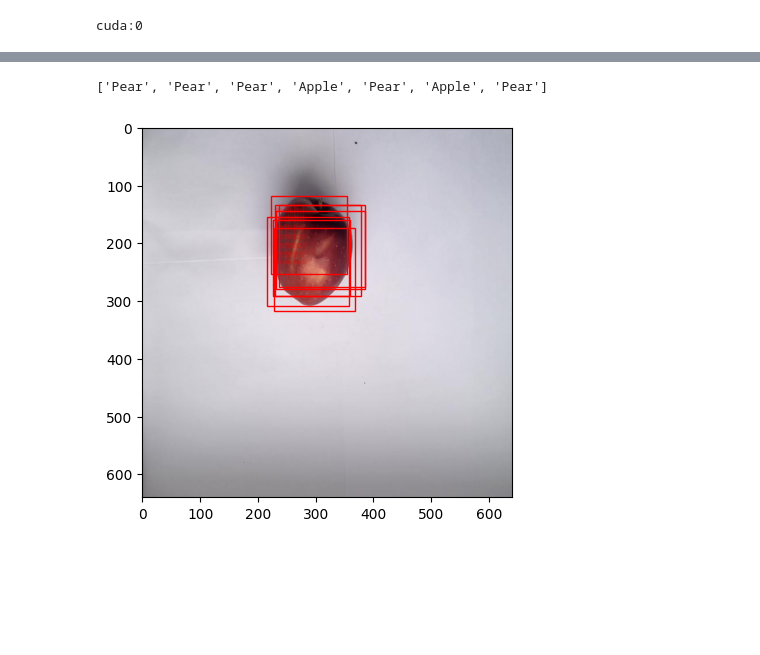
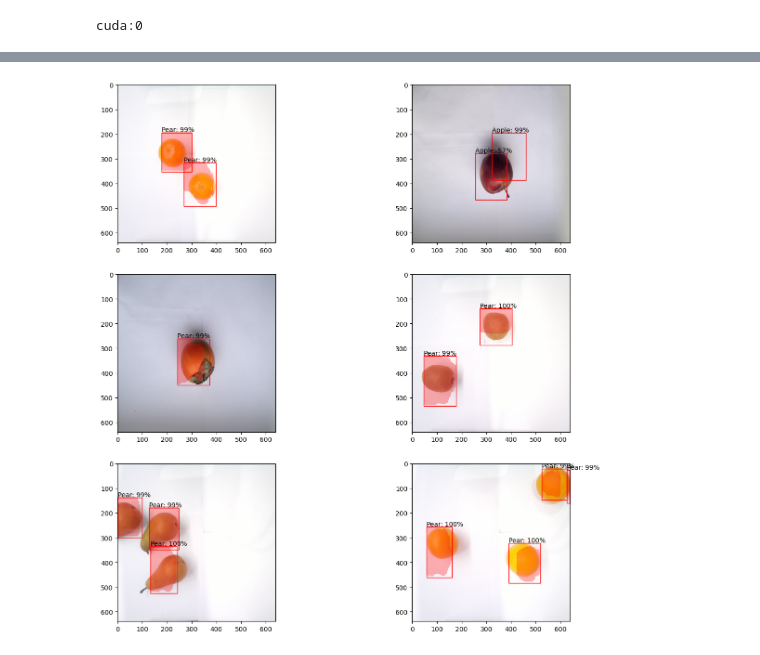
Before and after one commit to frznfrgg/fruit_detection, a Jupyter notebook: model.ipynb, the cells around one changed output, grey strips where cells are left out. Saved outputs shown, nothing was run; the diff lists cells and outputs as text; code cells hidden in the pictures; blank space fills up the shorter version.

```diff
--- a/model.ipynb
+++ b/model.ipynb
@@ -740,17 +517,17 @@ print(device)
 spine = Spine(vgg16_bn(weights = VGG16_BN_Weights.IMAGENET1K_V1)).to(device)
 
 
-class_weights = torch.tensor([0.05, 1.0, 1.0, 1.0, 1.0, 1.0, 1.0]).to(device)
+class_weights = torch.tensor([0.05, 1.5, 1.0, 1.0, 1.0, 1.0, 1.0]).to(device)
 classifier_criterion = torch.nn.BCELoss(weight = class_weights)
 
 classifier = ClsTrainer(lr = 0.0005, criterion = classifier_criterion).to(device)
 
 
 regressor_criterion = nn.SmoothL1Loss()
-regressor = RgsTrainer(lr = 0.005, criterion = regressor_criterion).to(device)
+regressor = RgsTrainer(lr = 0.008, criterion = regressor_criterion).to(device)
 
 
-segmentator = SgmTrainer(lr = 0.001, criterion = torch.nn.BCELoss()).to(device)
+segmentator = SgmTrainer(lr = 0.01, criterion = segmentation_loss).to(device)
 # %% [output]
 cuda:0
 # %%
@@ -764,7 +541,12 @@ args = {
 
 RCNN = Segment(**args)
 # %%
-RCNN.train(train_dataset, val_dataset, epoches=6)
+# augmentor = aug_transform()
+# train_dataset = AugmentedDataset(train_dataset, augmentor)
+
+# aug_img, (aug_labels, aug_bboxes, aug_masks) = train_dataset[0]
+
+RCNN.train(train_dataset, val_dataset, epoches=50)
 # %%
 def show_losses(RCNN):
     plt.figure(1)
@@ -796,4 +578,2 @@ show_losses(RCNN)
 # %%
-image_ind = 13
 RCNN.to('cpu')
-verdict, sample_boxes, sampled_masks = RCNN(val_dataset[image_ind][0])
@@ -804,50 +580,44 @@ sample_boxes.shape, verdict.shape, sampled_masks.shape
 # %%
 import matplotlib.patches as patches
 
-image = torch.permute(val_dataset[image_ind][0], (1,2,0))
+fig, axes = plt.subplots(3, 2, sharex=False, sharey=False, figsize=(15,15))
+
+ind = 30
+for y_axes in axes:
+    for ax in y_axes:
+        image = torch.permute(val_dataset[ind][0], (1,2,0))
+        (scores, verdict), sample_boxes, sampled_masks = RCNN(val_dataset[ind][0])
+        ind += 1
+
+        raw_masks = sampled_masks[torch.arange(sampled_masks.size(0)),verdict-1, :,:]
+        sample_boxes[sample_boxes<0] = 0
+        sample_boxes[sample_boxes>39.9375] = 39.9
 
 
-raw_masks = sampled_masks[torch.arange(sampled_masks.size(0)),verdict-1, :,:]
-sample_boxes[sample_boxes<0] = 0
-sample_boxes[sample_boxes>39.9375] = 39.9
-
-rects = []
-alpha = 0.3
-for label, bbox, mask in zip((verdict-1).cpu(), (sample_boxes*16).int().cpu(), raw_masks.cpu()):
-    try:
-        resize = transforms.Resize((int(bbox[2])-int(bbox[0]), (int(bbox[3])-int(bbox[1]))))
-        scaled_mask = resize(torch.unsqueeze(mask, dim=0))[0]
-        real_mask = torch.zeros_like(scaled_mask)
-        real_mask[scaled_mask>0.5] = 1
-
-        appled_mask = torch.zeros((640,640))
+        rects = []
+        alpha = 0.3
+        for score, label, bbox, mask in zip(scores.cpu(), (verdict-1).cpu(), (sample_boxes*16).int().cpu(), raw_masks.cpu()):
+            try:
+                resize = transforms.Resize((int(bbox[2])-int(bbox[0]), (int(bbox[3])-int(bbox[1]))))
+                scaled_mask = resize(torch.unsqueeze(mask, dim=0))[0]
+                real_mask = torch.zeros_like(scaled_mask)
+                real_mask[scaled_mask>0.1] = 1
 
 
-        appled_mask[bbox[0]:bbox[2], bbox[1]:bbox[3]] = real_mask
+                appled_mask = torch.zeros((640,640))
 
 
-        image[appled_mask==1] = (1-alpha)*image[appled_mask==1] + alpha*torch.tensor([1.0, 0.0, 0.0])
-
-        rects.append(patches.Rectangle((bbox[1], bbox[0]), bbox[3]-bbox[1], bbox[2]-bbox[0], linewidth=1, edgecolor='r', facecolor='none'))
-    except:
-        print(bbox)
+                appled_mask[bbox[0]:bbox[2], bbox[1]:bbox[3]] = real_mask
 
 
+                image[appled_mask==1] = (1.0-alpha)*image[appled_mask==1] + alpha*torch.tensor([1.0, 0.0, 0.0])
 
+                ax.text(bbox[1], bbox[0], f'{class_dict[label.item()+1]}: {int(100*score)}%')
+                ax.add_patch(patches.Rectangle((bbox[1], bbox[0]+4), bbox[3]-bbox[1], bbox[2]-bbox[0], linewidth=1, edgecolor='r', facecolor='none'))
+            except:
+                print(bbox)
 
-
-
-fig, ax = plt.subplots()
-
-ax.imshow(image)
-for rect in rects:
-    ax.add_patch(rect)
-
-lst = []
-for label in verdict:
-    lst.append(class_dict[label.item()])
-lst
+        ax.imshow(image)
 # %% [output]
-['Pear', 'Pear', 'Pear', 'Apple', 'Pear', 'Apple', 'Pear']
-[figure, old version]
+[figure, new version]
 # %%
```
Also changed, not shown: parts of 17 cells of this notebook, 3 other files.
